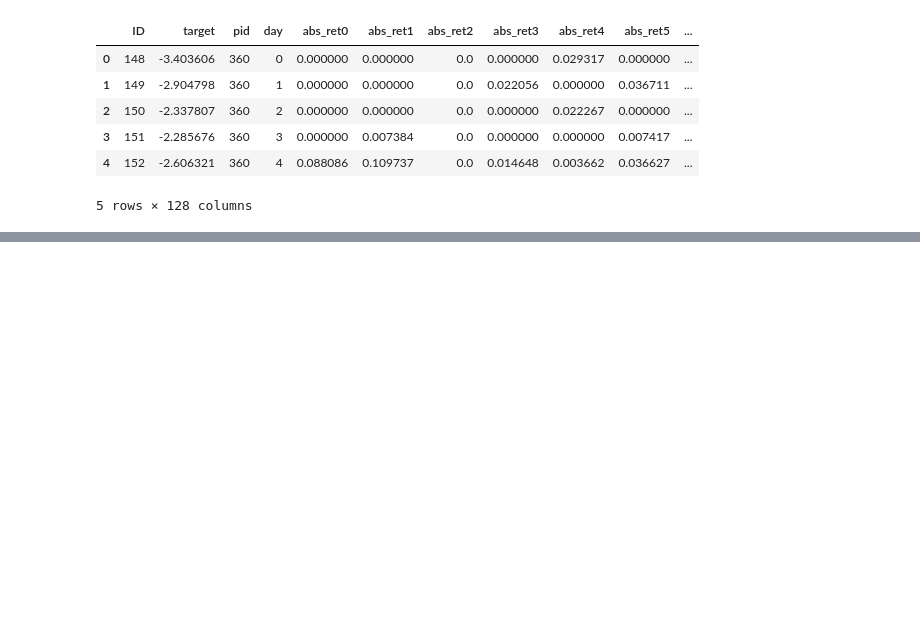
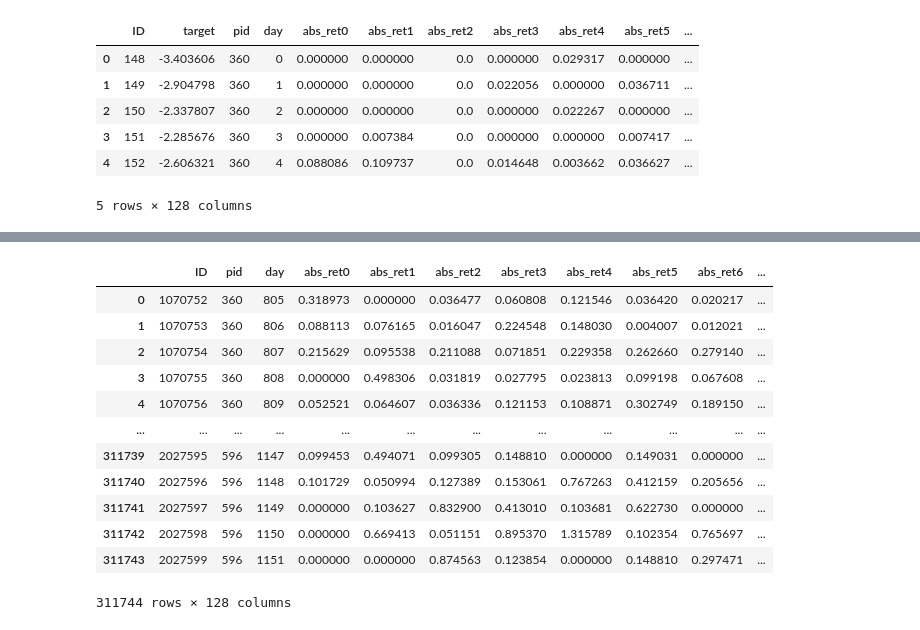
Before and after one commit to 13w13/U4_Prediction_stock_auction_volumes, a Jupyter notebook: notebook/model.ipynb, the cells around one changed output, grey strips where cells are left out. Saved outputs shown, nothing was run; the diff lists cells and outputs as text; code cells hidden in the pictures; blank space fills up the shorter version.

```diff
--- a/notebook/model.ipynb
+++ b/notebook/model.ipynb
@@ -33,0 +55,16 @@ train_df.head()
+# %%
+x_test
+# %% [output]
+|  | ID | pid | day | abs_ret0 | abs_ret1 | abs_ret2 | abs_ret3 | abs_ret4 | abs_ret5 | abs_ret6 | ... |
+| 0 | 1070752 | 360 | 805 | 0.318973 | 0.000000 | 0.036477 | 0.060808 | 0.121546 | 0.036420 | 0.020217 | ... |
+| 1 | 1070753 | 360 | 806 | 0.088113 | 0.076165 | 0.016047 | 0.224548 | 0.148030 | 0.004007 | 0.012021 | ... |
+| 2 | 1070754 | 360 | 807 | 0.215629 | 0.095538 | 0.211088 | 0.071851 | 0.229358 | 0.262660 | 0.279140 | ... |
+| 3 | 1070755 | 360 | 808 | 0.000000 | 0.498306 | 0.031819 | 0.027795 | 0.023813 | 0.099198 | 0.067608 | ... |
+| 4 | 1070756 | 360 | 809 | 0.052521 | 0.064607 | 0.036336 | 0.121153 | 0.108871 | 0.302749 | 0.189150 | ... |
+| ... | ... | ... | ... | ... | ... | ... | ... | ... | ... | ... | ... |
+| 311739 | 2027595 | 596 | 1147 | 0.099453 | 0.494071 | 0.099305 | 0.148810 | 0.000000 | 0.149031 | 0.000000 | ... |
+| 311740 | 2027596 | 596 | 1148 | 0.101729 | 0.050994 | 0.127389 | 0.153061 | 0.767263 | 0.412159 | 0.205656 | ... |
+| 311741 | 2027597 | 596 | 1149 | 0.000000 | 0.103627 | 0.832900 | 0.413010 | 0.103681 | 0.622730 | 0.000000 | ... |
+| 311742 | 2027598 | 596 | 1150 | 0.000000 | 0.669413 | 0.051151 | 0.895370 | 1.315789 | 0.102354 | 0.765697 | ... |
+| 311743 | 2027599 | 596 | 1151 | 0.000000 | 0.000000 | 0.874563 | 0.123854 | 0.000000 | 0.148810 | 0.297471 | ... |
+311744 rows × 128 columns
```
Also changed, not shown: parts of 7 cells of this notebook.
